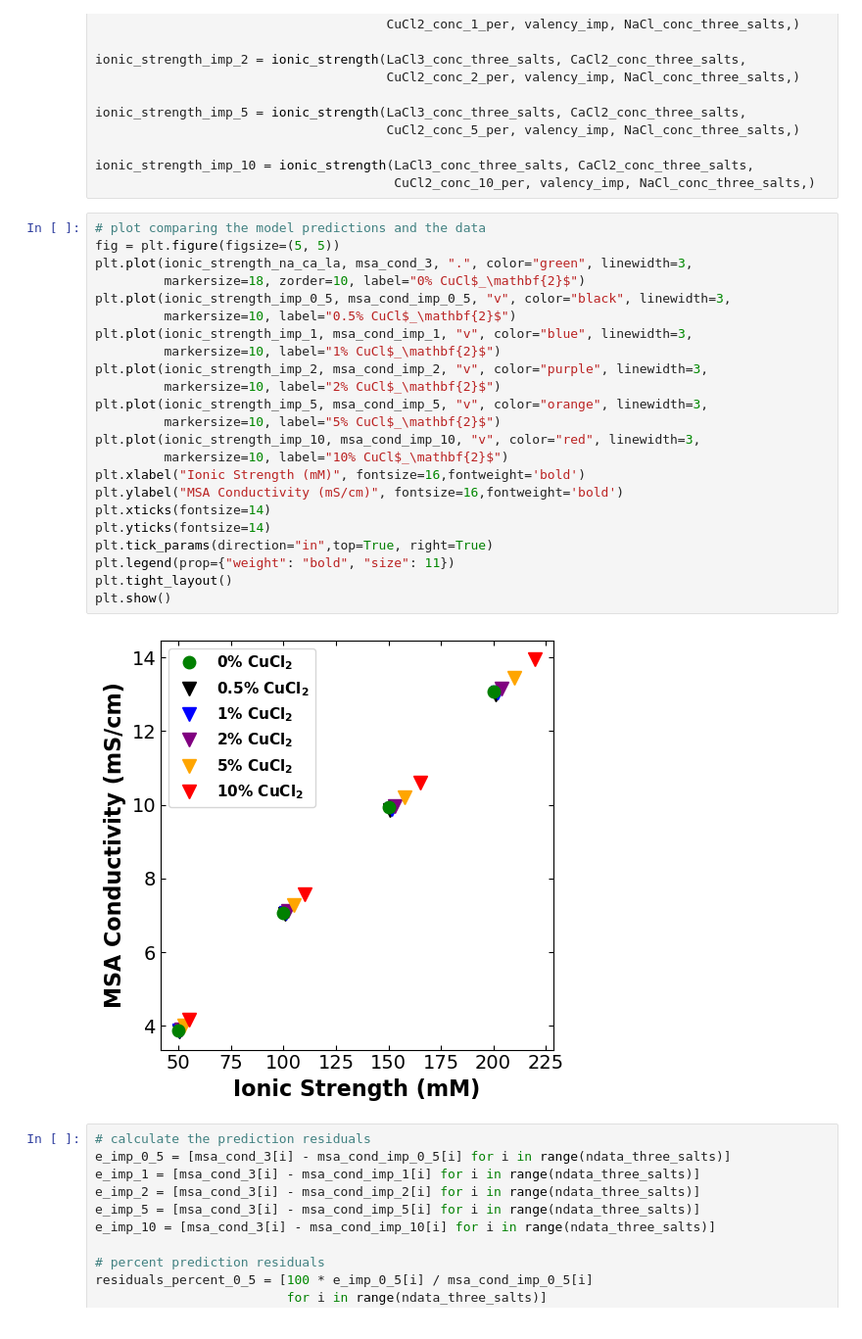
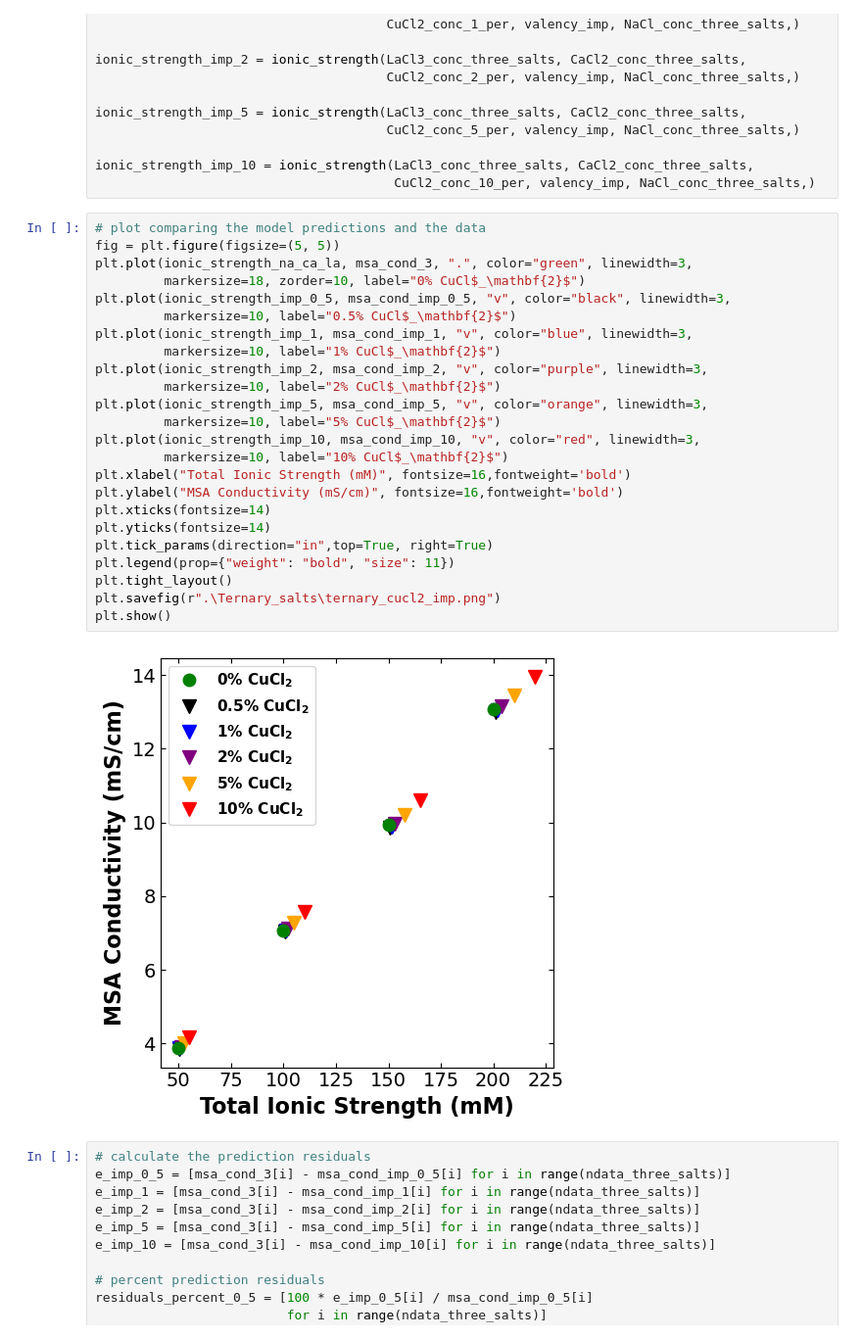
Before and after one commit to dowlinglab/salts-conductivity-modelling, a Jupyter notebook: ternary_salt_experiments.ipynb, the cells around one changed output. Shown at 98% size. Saved outputs shown, nothing was run; the diff lists cells and outputs as text.

```diff
--- a/ternary_salt_experiments.ipynb
+++ b/ternary_salt_experiments.ipynb
@@ -638,28 +654,29 @@ ionic_strength_imp_10 = ionic_strength(LaCl3_conc_three_salts, CaCl2_conc_three_
 # %%
 # plot comparing the model predictions and the data
 fig = plt.figure(figsize=(5, 5))
 plt.plot(ionic_strength_na_ca_la, msa_cond_3, ".", color="green", linewidth=3,
          markersize=18, zorder=10, label="0% CuCl$_\mathbf{2}$")
 plt.plot(ionic_strength_imp_0_5, msa_cond_imp_0_5, "v", color="black", linewidth=3,
          markersize=10, label="0.5% CuCl$_\mathbf{2}$")
 plt.plot(ionic_strength_imp_1, msa_cond_imp_1, "v", color="blue", linewidth=3,
          markersize=10, label="1% CuCl$_\mathbf{2}$")
 plt.plot(ionic_strength_imp_2, msa_cond_imp_2, "v", color="purple", linewidth=3,
          markersize=10, label="2% CuCl$_\mathbf{2}$")
 plt.plot(ionic_strength_imp_5, msa_cond_imp_5, "v", color="orange", linewidth=3,
          markersize=10, label="5% CuCl$_\mathbf{2}$")
 plt.plot(ionic_strength_imp_10, msa_cond_imp_10, "v", color="red", linewidth=3,
          markersize=10, label="10% CuCl$_\mathbf{2}$")
-plt.xlabel("Ionic Strength (mM)", fontsize=16,fontweight='bold')
+plt.xlabel("Total Ionic Strength (mM)", fontsize=16,fontweight='bold')
 plt.ylabel("MSA Conductivity (mS/cm)", fontsize=16,fontweight='bold')
 plt.xticks(fontsize=14)
 plt.yticks(fontsize=14)
 plt.tick_params(direction="in",top=True, right=True)
 plt.legend(prop={"weight": "bold", "size": 11})
 plt.tight_layout()
+plt.savefig(r".\Ternary_salts\ternary_cucl2_imp.png")
 plt.show()
 # %% [output]
-[figure, old version]
+[figure, new version]
 # %%
 # calculate the prediction residuals
 e_imp_0_5 = [msa_cond_3[i] - msa_cond_imp_0_5[i] for i in range(ndata_three_salts)]
```
Also changed, not shown: parts of 7 cells of this notebook, 7 other files.
